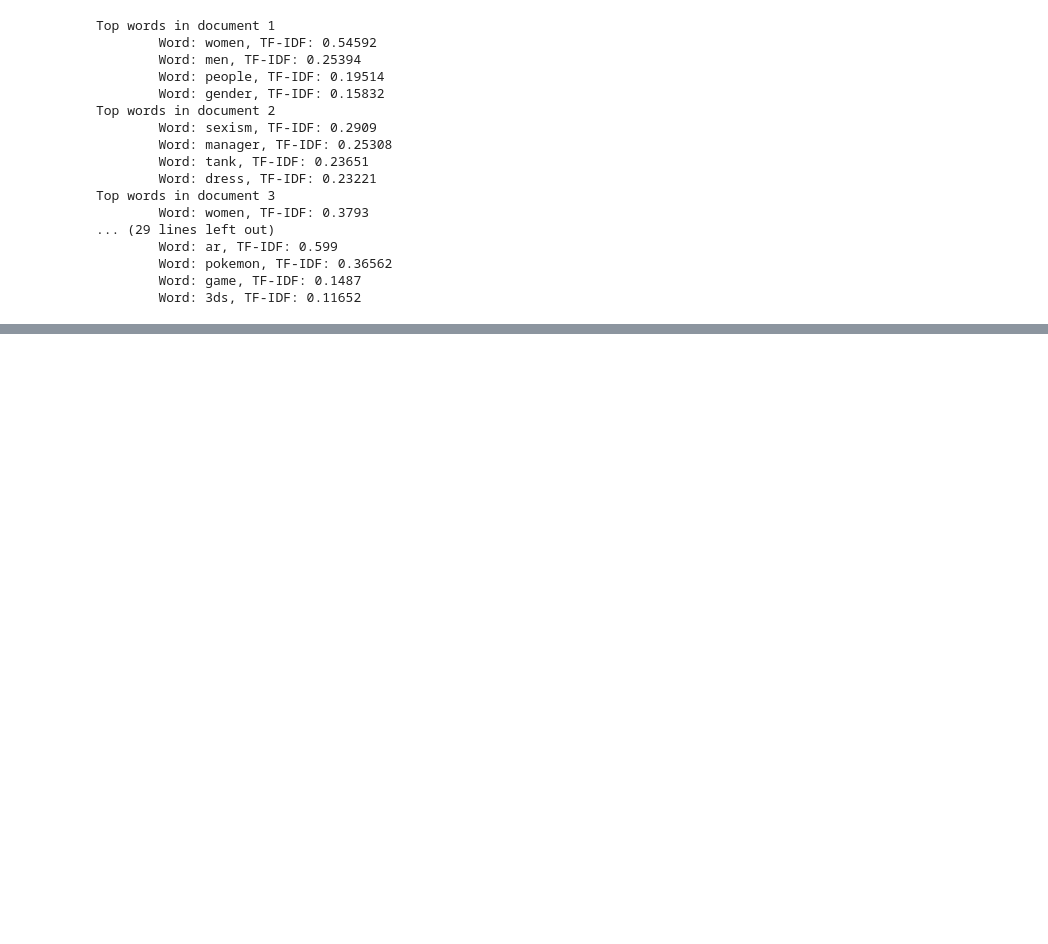
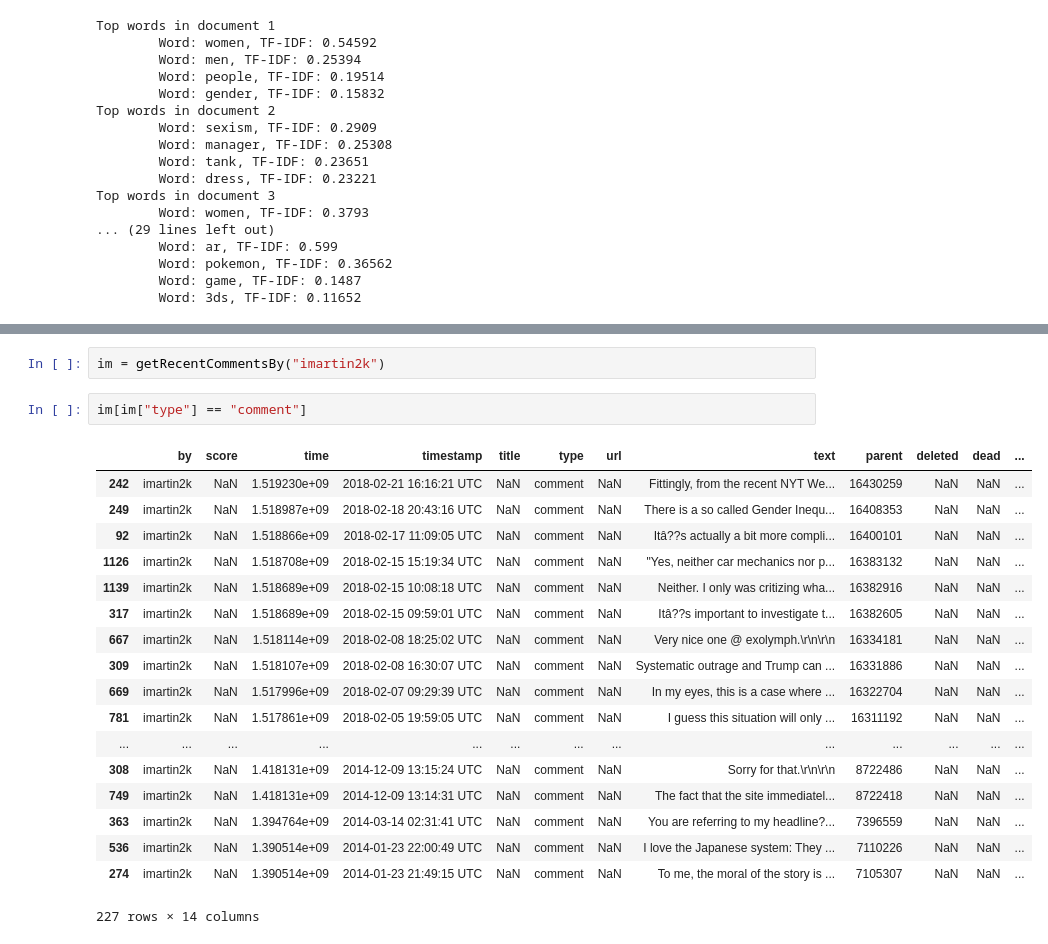
Before and after one commit to raymondgh/springboard-data-science, a Jupyter notebook: Capstone 2/TF-IDF Test.ipynb, the cells around one changed output, grey strips where cells are left out. Saved outputs shown, nothing was run; the diff lists cells and outputs as text; blank space fills up the shorter version.

```diff
--- a/Capstone 2/TF-IDF Test.ipynb
+++ b/Capstone 2/TF-IDF Test.ipynb
@@ -119,0 +180,23 @@ Top words in document 3
+# %%
+im = getRecentCommentsBy("imartin2k")
+# %%
+im[im["type"] == "comment"]
+# %% [output]
+|  | by | score | time | timestamp | title | type | url | text | parent | deleted | dead | ... |
+| 242 | imartin2k | NaN | 1.519230e+09 | 2018-02-21 16:16:21 UTC | NaN | comment | NaN | Fittingly, from the recent NYT We... | 16430259 | NaN | NaN | ... |
+| 249 | imartin2k | NaN | 1.518987e+09 | 2018-02-18 20:43:16 UTC | NaN | comment | NaN | There is a so called Gender Inequ... | 16408353 | NaN | NaN | ... |
+| 92 | imartin2k | NaN | 1.518866e+09 | 2018-02-17 11:09:05 UTC | NaN | comment | NaN | Itâ??s actually a bit more compli... | 16400101 | NaN | NaN | ... |
+| 1126 | imartin2k | NaN | 1.518708e+09 | 2018-02-15 15:19:34 UTC | NaN | comment | NaN | "Yes, neither car mechanics nor p... | 16383132 | NaN | NaN | ... |
+| 1139 | imartin2k | NaN | 1.518689e+09 | 2018-02-15 10:08:18 UTC | NaN | comment | NaN | Neither. I only was critizing wha... | 16382916 | NaN | NaN | ... |
+| 317 | imartin2k | NaN | 1.518689e+09 | 2018-02-15 09:59:01 UTC | NaN | comment | NaN | Itâ??s important to investigate t... | 16382605 | NaN | NaN | ... |
+| 667 | imartin2k | NaN | 1.518114e+09 | 2018-02-08 18:25:02 UTC | NaN | comment | NaN | Very nice one @ exolymph.\r\n\r\n | 16334181 | NaN | NaN | ... |
+| 309 | imartin2k | NaN | 1.518107e+09 | 2018-02-08 16:30:07 UTC | NaN | comment | NaN | Systematic outrage and Trump can ... | 16331886 | NaN | NaN | ... |
+| 669 | imartin2k | NaN | 1.517996e+09 | 2018-02-07 09:29:39 UTC | NaN | comment | NaN | In my eyes, this is a case where ... | 16322704 | NaN | NaN | ... |
+| 781 | imartin2k | NaN | 1.517861e+09 | 2018-02-05 19:59:05 UTC | NaN | comment | NaN | I guess this situation will only ... | 16311192 | NaN | NaN | ... |
+| ... | ... | ... | ... | ... | ... | ... | ... | ... | ... | ... | ... | ... |
+| 308 | imartin2k | NaN | 1.418131e+09 | 2014-12-09 13:15:24 UTC | NaN | comment | NaN | Sorry for that.\r\n\r\n | 8722486 | NaN | NaN | ... |
+| 749 | imartin2k | NaN | 1.418131e+09 | 2014-12-09 13:14:31 UTC | NaN | comment | NaN | The fact that the site immediatel... | 8722418 | NaN | NaN | ... |
+| 363 | imartin2k | NaN | 1.394764e+09 | 2014-03-14 02:31:41 UTC | NaN | comment | NaN | You are referring to my headline?... | 7396559 | NaN | NaN | ... |
+| 536 | imartin2k | NaN | 1.390514e+09 | 2014-01-23 22:00:49 UTC | NaN | comment | NaN | I love the Japanese system: They ... | 7110226 | NaN | NaN | ... |
+| 274 | imartin2k | NaN | 1.390514e+09 | 2014-01-23 21:49:15 UTC | NaN | comment | NaN | To me, the moral of the story is ... | 7105307 | NaN | NaN | ... |
+227 rows × 14 columns
```
Also changed, not shown: parts of 17 cells of this notebook.
